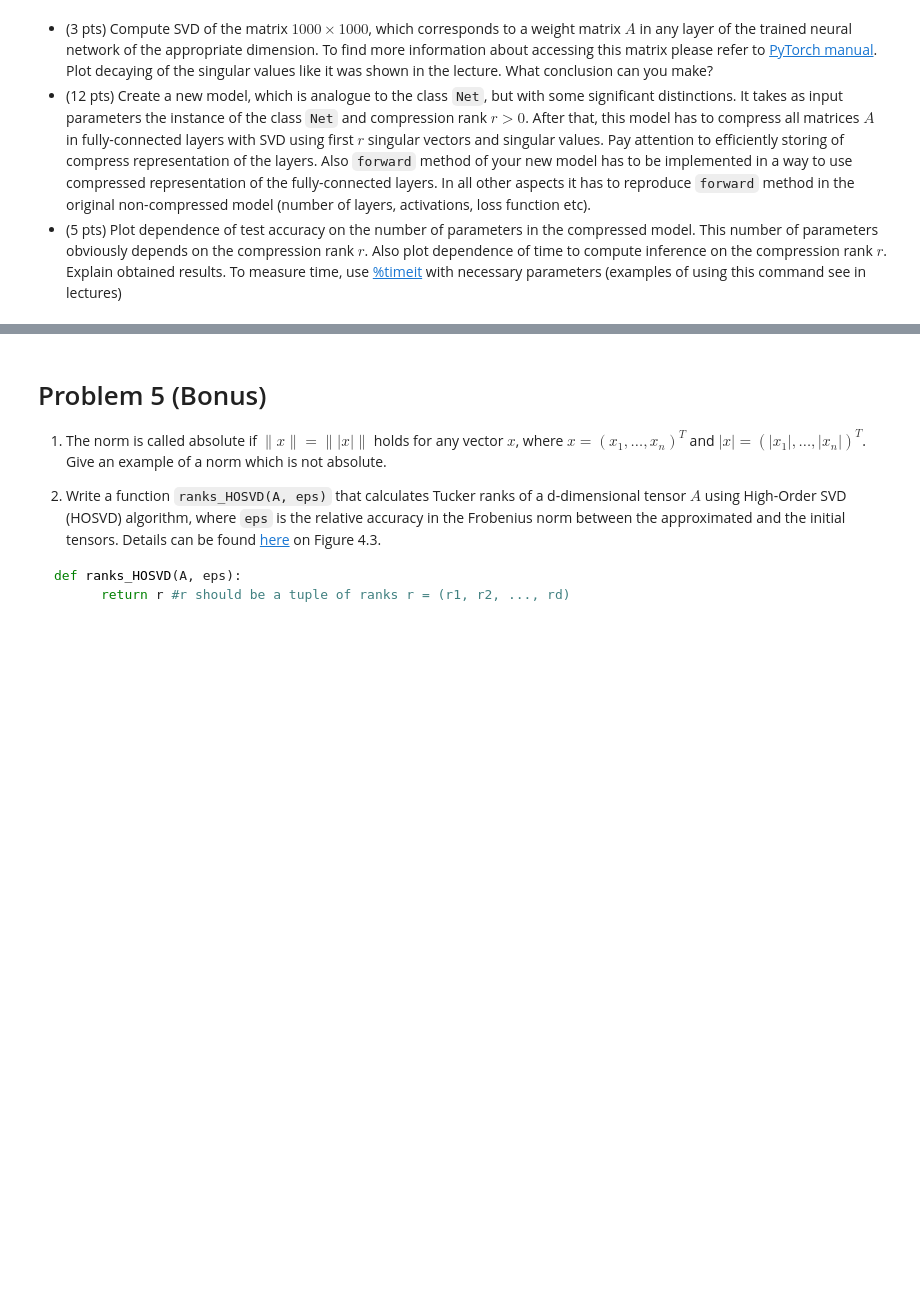
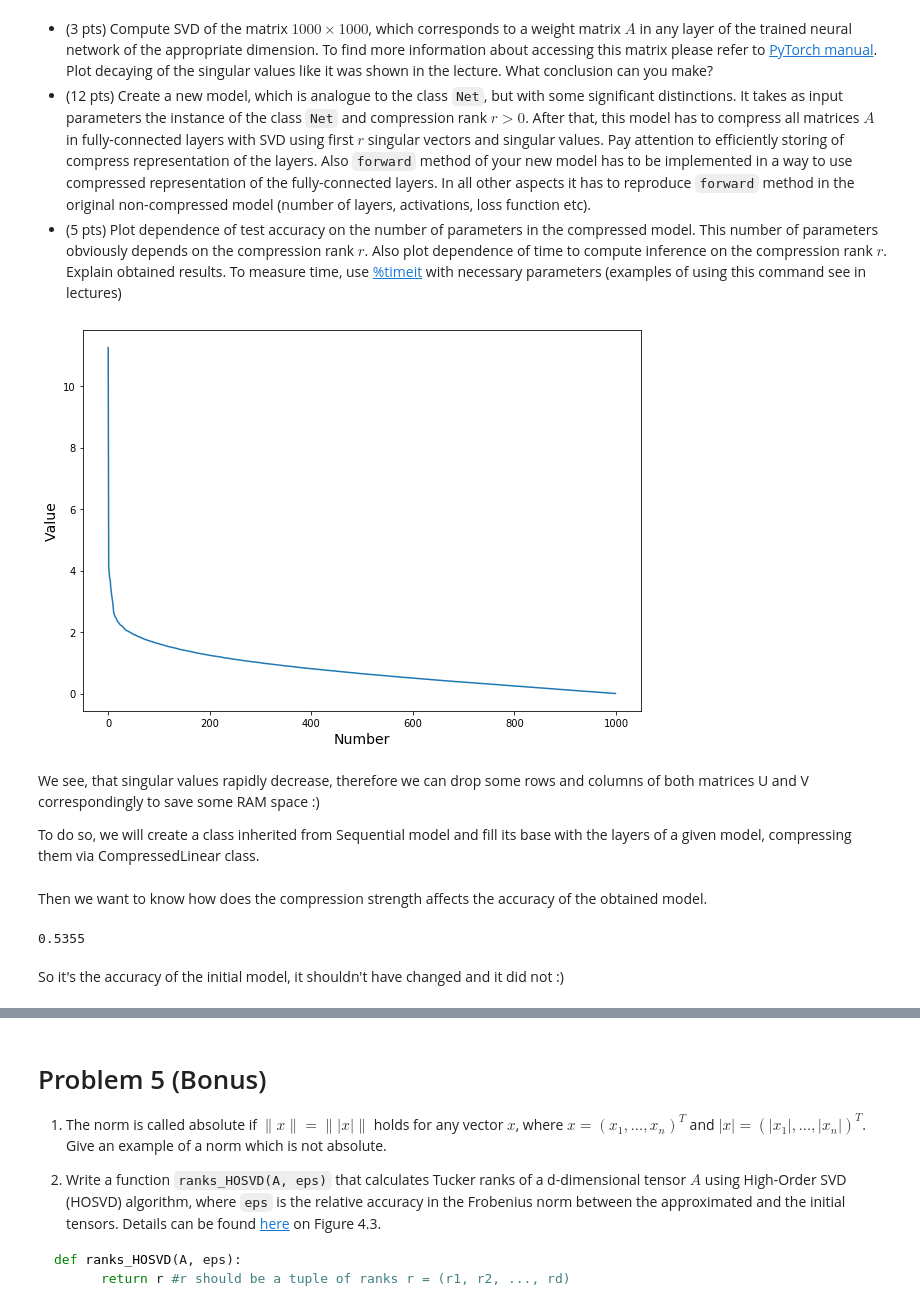
Before and after one commit to waytobehigh/nla2019, a Jupyter notebook: psets/pset1/PS1.ipynb, the cells around one changed output, grey strips where cells are left out. Saved outputs shown, nothing was run; the diff lists cells and outputs as text; code cells hidden in the pictures; blank space fills up the shorter version.

```diff
--- a/psets/pset1/PS1.ipynb
+++ b/psets/pset1/PS1.ipynb
@@ -561,0 +655,14 @@ To measure time, use [%timeit](https://docs.python.org/3.6/library/timeit.html)
+# %%
+weight = model.fc4.weight.data.numpy()
+U, S, V = np.linalg.svd(weight)
+
+plt.figure(figsize=(10, 7))
+plt.plot(S)
+plt.xlabel('Number', fontsize=14)
+plt.ylabel('Value', fontsize=14);
+# %% [output]
+[figure, added]
+# %% [markdown]
+We see, that singular values rapidly decrease, therefore we can drop some rows and columns of both matrices U and V correspondingly to save some RAM space :)
+
+To do so, we will create a class inherited from Sequential model and fill its base with the layers of a given model, compressing them via CompressedLinear class.
@@ -561,0 +703,2 @@ To measure time, use [%timeit](https://docs.python.org/3.6/library/timeit.html)
+# %% [markdown]
+Then we want to know how does the compression strength affects the accuracy of the obtained model.
@@ -561,0 +716,6 @@ To measure time, use [%timeit](https://docs.python.org/3.6/library/timeit.html)
+# %%
+compute_metrics(model, test_loader)
+# %% [output]
+0.5355
+# %% [markdown]
+So it's the accuracy of the initial model, it shouldn't have changed and it did not :)
```
Also changed, not shown: parts of 42 cells of this notebook.
